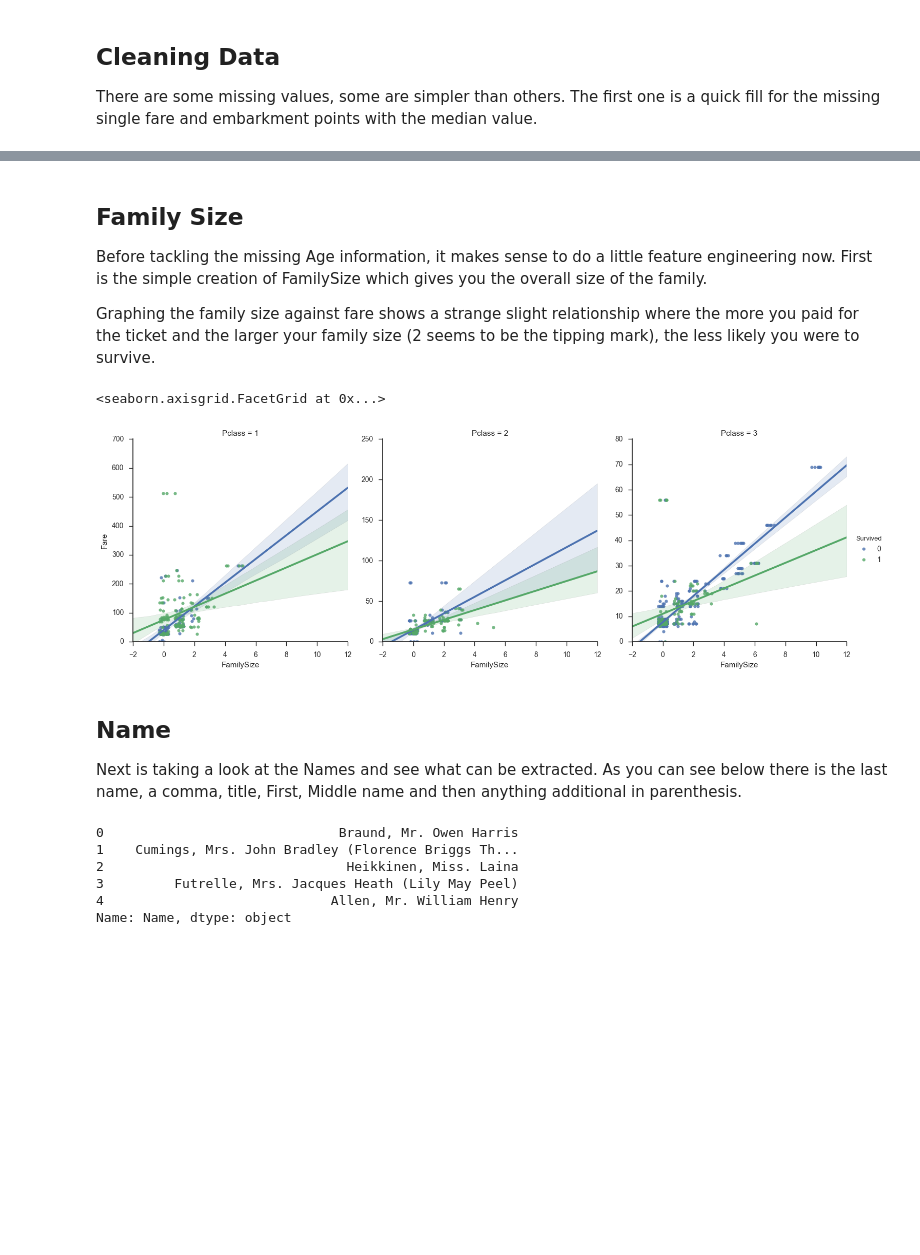
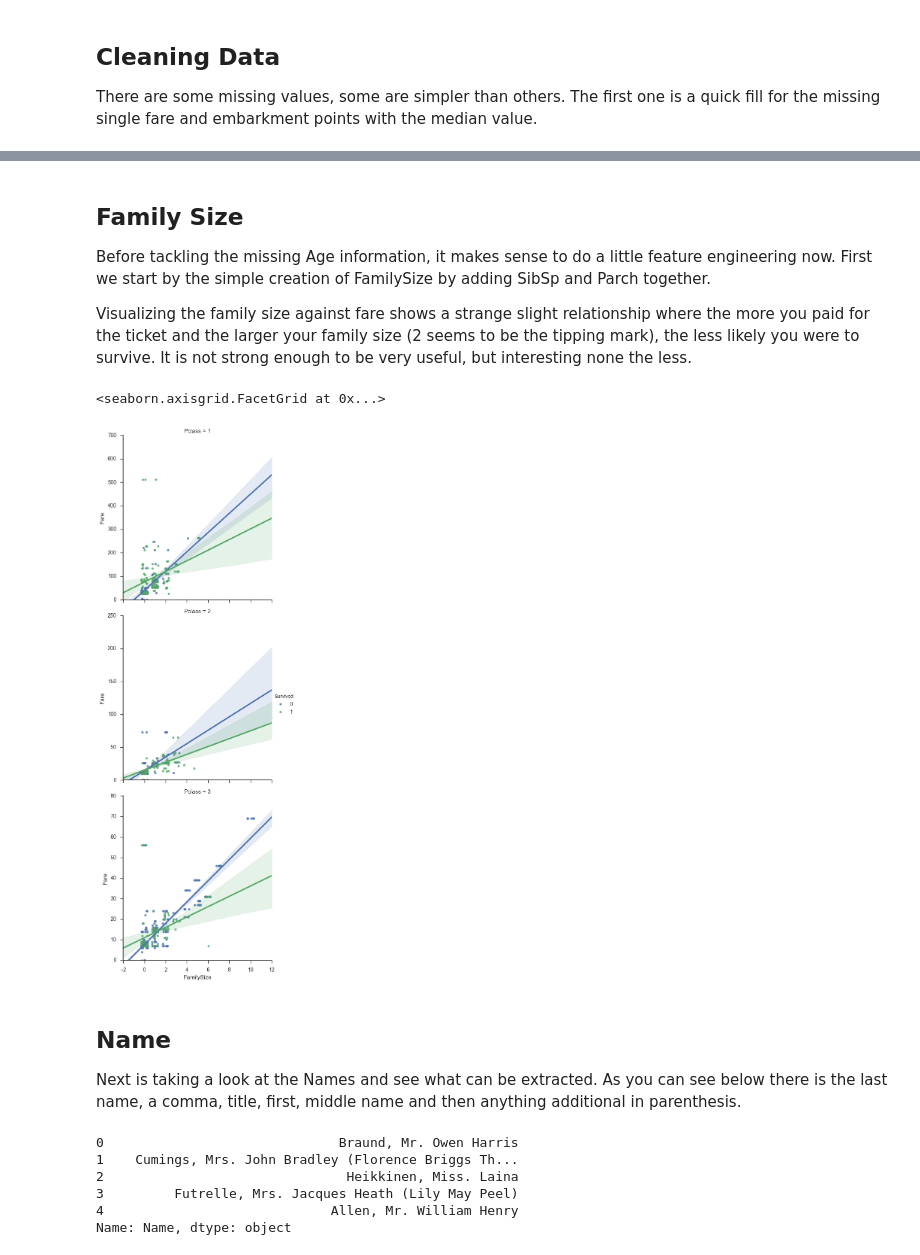
Before and after one commit to kefortney/Kaggle---Titanic-Maritime-Machine-Learning, a Jupyter notebook: notebook.ipynb, the cells around one changed output, grey strips where cells are left out. Cells and saved outputs as stored; diff of their text form; code cells hidden in the pictures; blank space fills up the shorter version.

```diff
--- a/notebook.ipynb
+++ b/notebook.ipynb
@@ -180,25 +223,25 @@ test_df['Fare'] = test_df['Fare'].astype(int)
 Family Size
 -------
 
-Before tackling the missing Age information, it makes sense to do a little feature engineering now.  First is the simple creation of FamilySize which gives you the overall size of the family.
+Before tackling the missing Age information, it makes sense to do a little feature engineering now. First we start by the simple creation of FamilySize by adding SibSp and Parch together.
 
-Graphing the family size against fare shows a strange slight relationship where the more you paid for the ticket and the larger your family size (2 seems to be the tipping mark), the less likely you were to survive.
+Visualizing the family size against fare shows a strange slight relationship where the more you paid for the ticket and the larger your family size (2 seems to be the tipping mark), the less likely you were to survive. It is not strong enough to be very useful, but interesting none the less.
 # %%
 # Create a family size variable
 train_df["FamilySize"] = train_df["SibSp"] + train_df["Parch"]
 test_df["FamilySize"] = test_df["SibSp"] + test_df["Parch"]
 
 # plot distribution of family size
-g = sns.lmplot(x="FamilySize", y="Fare", hue="Survived", col="Pclass",  data=train_df, x_jitter=.3, sharey=False)
+g = sns.lmplot(x="FamilySize", y="Fare", hue="Survived", row="Pclass",  data=train_df, x_jitter=.3, sharey=False)
 g.set(ylim=(0, None))
 # %% [output]
 <seaborn.axisgrid.FacetGrid at 0x...>
-[figure, old version]
+[figure, new version]
 # %% [markdown]
 Name
 -------
 
-Next is taking a look at the Names and see what can be extracted. As you can see below there is the last name, a comma, title, First, Middle name and then anything additional in parenthesis.
+Next is taking a look at the Names and see what can be extracted. As you can see below there is the last name, a comma, title, first, middle name and then anything additional in parenthesis.
 # %%
 train_df['Name'].head(5)
 # %% [output]
```
Also changed, not shown: parts of 47 cells of this notebook.
